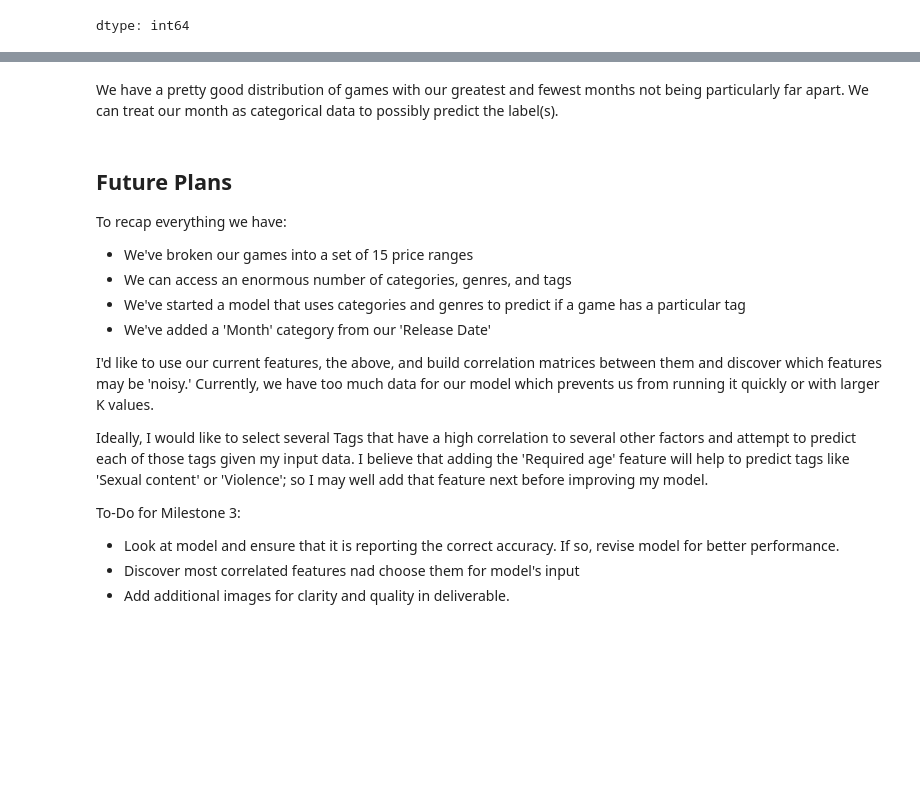
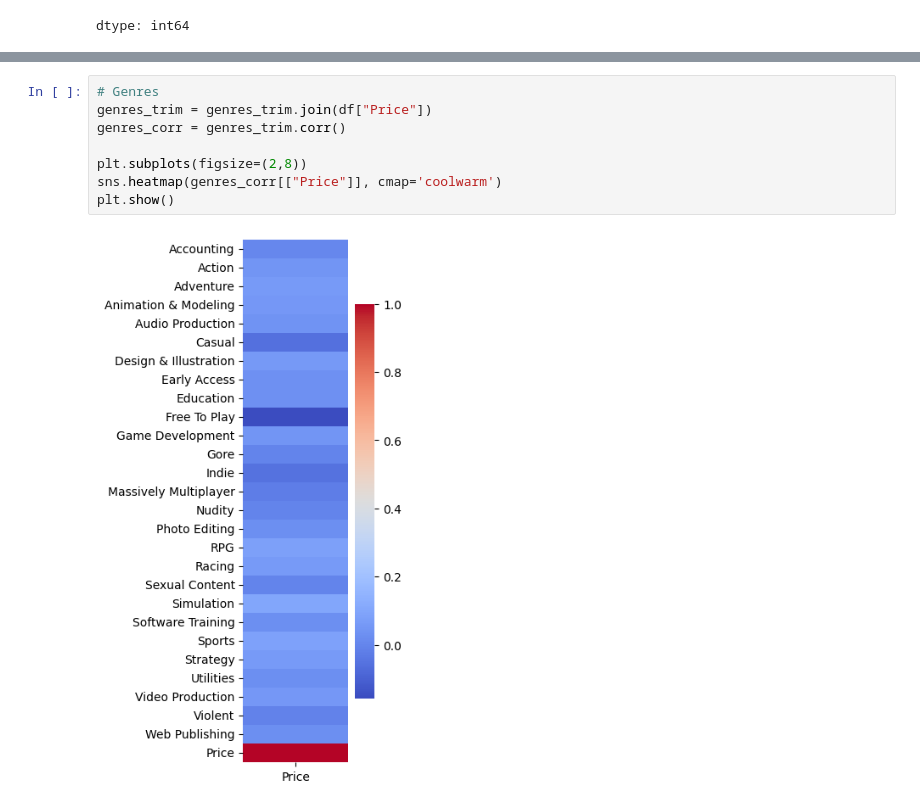
Before and after one commit to adamledet/itds-project-2025, a Jupyter notebook: Data_Science_Project.ipynb, the cells around one changed output, grey strips where cells are left out. Saved outputs shown, nothing was run; the diff lists cells and outputs as text; blank space fills up the shorter version.

Commit message:
Completed Project
Trimmed data broken data and added conclusions. Completed model and attempted fix.

```diff
--- a/Data_Science_Project.ipynb
+++ b/Data_Science_Project.ipynb
@@ -729,18 +316,10 @@ Text(0, 0.5, 'Games')
-# %% [markdown]
-We have a pretty good distribution of games with our greatest and fewest months not being particularly far apart. We can treat our month as categorical data to possibly predict the label(s).
-# %% [markdown]
-## Future Plans
-To recap everything we have:
-* We've broken our games into a set of 15 price ranges
-* We can access an enormous number of categories, genres, and tags
-* We've started a model that uses categories and genres to predict if a game has a particular tag
-* We've added a 'Month' category from our 'Release Date'
-
-I'd like to use our current features, the above, and build correlation matrices between them and discover which features may be 'noisy.' Currently, we have too much data for our model which prevents us from running it quickly or with larger K values.
-
-Ideally, I would like to select several Tags that have a high correlation to several other factors and attempt to predict each of those tags given my input data. I believe that adding the 'Required age' feature will help to predict tags like 'Sexual content' or 'Violence'; so I may well add that feature next before improving my model.
-
-To-Do for Milestone 3:
-* Look at model and ensure that it is reporting the correct accuracy. If so, revise model for better performance.
-* Discover most correlated features nad choose them for model's input
-* Add additional images for clarity and quality in deliverable.
+# %%
+# Genres
+genres_trim = genres_trim.join(df["Price"])
+genres_corr = genres_trim.corr()
+
+plt.subplots(figsize=(2,8))
+sns.heatmap(genres_corr[["Price"]], cmap='coolwarm')
+plt.show()
+# %% [output]
+[figure, added]
```
Also changed, not shown: parts of 58 cells of this notebook, 1 other file.
